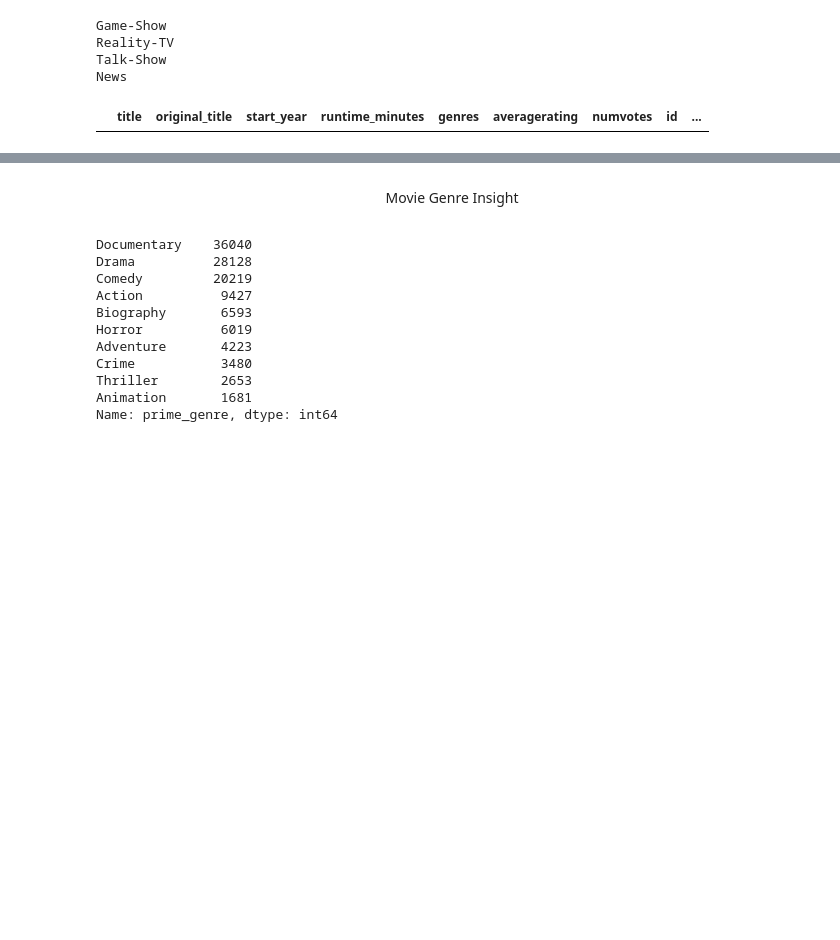
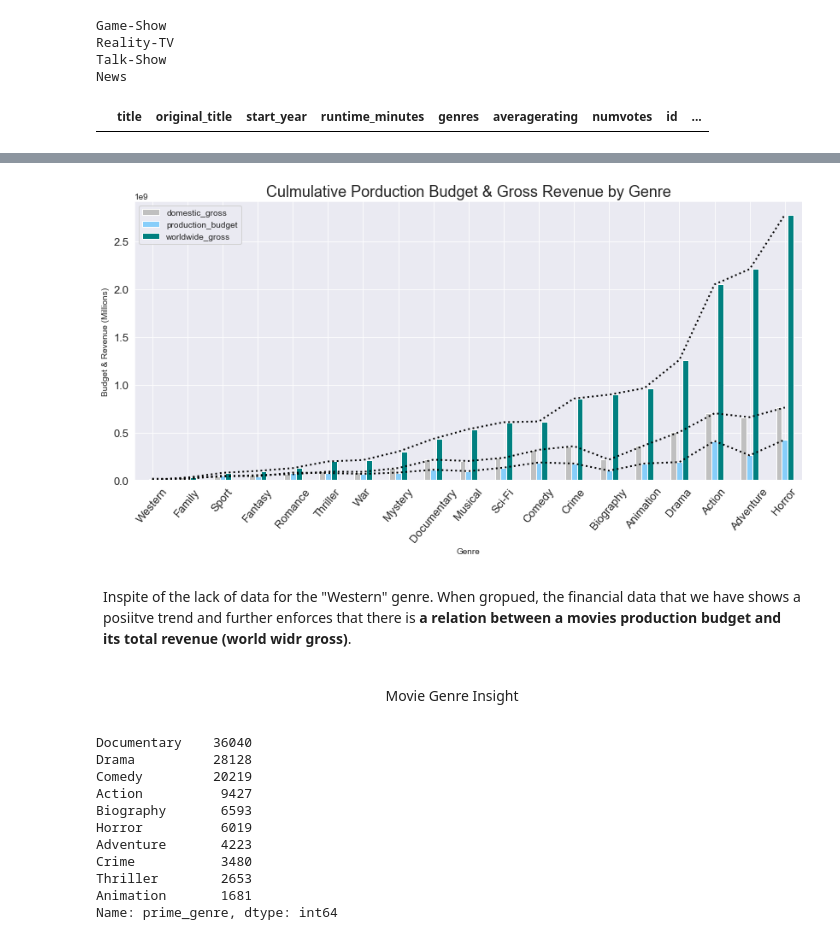
Before and after one commit to DonnieData/dsc-mod-1-project-v2-1-onl01-dtsc-pt-012120, a Jupyter notebook: student.ipynb, the cells around one changed output, grey strips where cells are left out. Saved outputs shown, nothing was run; the diff lists cells and outputs as text; code cells hidden in the pictures; blank space fills up the shorter version.

```diff
--- a/student.ipynb
+++ b/student.ipynb
@@ -425,3 +397,7 @@ movie_frame["prime_genre"].replace("Music","Musical",inplace=True)
 movie_frame[movie_frame["prime_genre"]=="Music"]
 # %% [output]
 |  | title | original_title | start_year | runtime_minutes | genres | averagerating | numvotes | id | ... |
+# %%
+#creating pivot table of revenue data for analysis and dynamic plotting
+rev_pivot = pd.pivot_table(movie_frame,index=["prime_genre"],aggfunc=max, values=["production_budget","domestic_gross","worldwide_gross"]).sort_values("worldwide_gross")
+rev_pivot.head()
@@ -428,3 +412,20 @@ movie_frame[movie_frame["prime_genre"]=="Music"]
+# %%
+fig, axes = plt.subplots(figsize=(14,6))
+rev_pivot.plot(kind="bar", ax=axes, color = ["silver","lightskyblue","teal"])
+plt.xticks(rotation=50,fontsize=13)
+plt.yticks(fontsize=13)
+plt.plot(rev_pivot,ls=":",lw=2, c="black")
+plt.title("Culmulative Porduction Budget & Gross Revenue by Genre", fontsize=18)
+plt.ylabel("Budget & Revenue (Millions)")
+plt.xlabel("Genre")
+plt.show()
+# %% [output]
+[figure, added]
+# %% [markdown]
+<div style="border:0.2px; border-style:solid; border-color:#A9A9A9; padding: 0.5em;font-size:14px;border-width:medium;">
+Inspite of the lack of data for the "Western" genre.
+When gropued, the financial data that we have shows a posiitve trend and further enforces that there is <b>a relation between a movies production budget and its total revenue (world widr gross)</b>.
+</div>
 # %% [markdown]
 <p style="border:0.2px; border-style:solid; border-color:#A9A9A9; padding: 0.5em;font-size:14px;border-width:medium; text-align:center;">
 Movie Genre Insight
```
Also changed, not shown: parts of 10 cells of this notebook.
